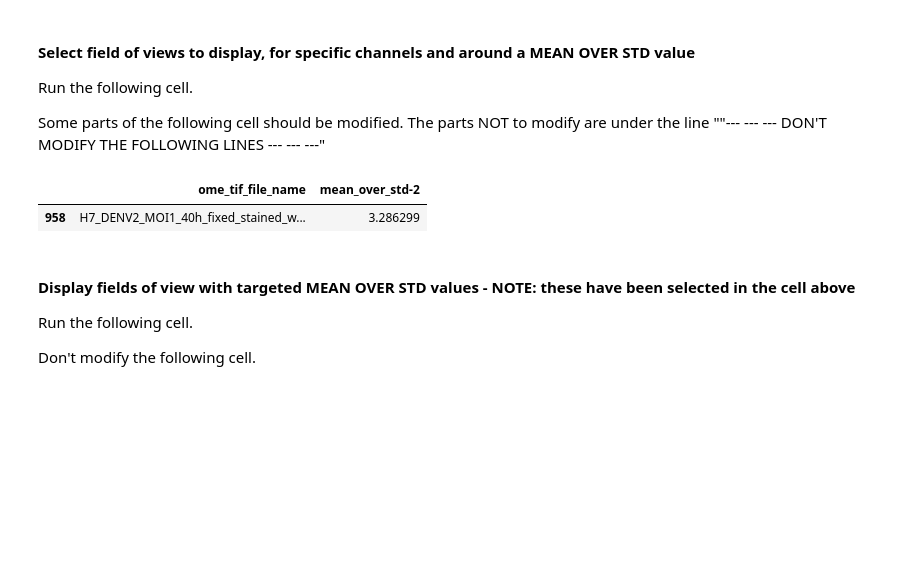
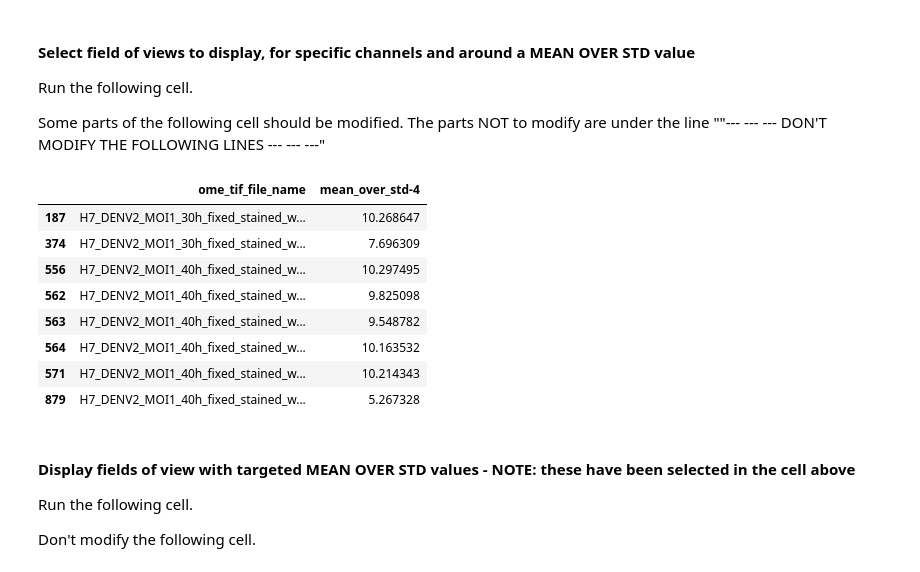
Before and after one commit to IDIP-Platform/ACID, a Jupyter notebook: part3_control_image_quality.ipynb, the cells around one changed output. Cells and saved outputs as stored; diff of their text form; code cells hidden in the pictures; blank space fills up the shorter version.

Commit message:
run part3 notebook on train set

```diff
--- a/part3_control_image_quality.ipynb
+++ b/part3_control_image_quality.ipynb
@@ -40,16 +40,22 @@ Some parts of the following cell should be modified. The parts NOT to modify are
 # %%
 # indicate the path to the directory storing the metadata file - NOTE: this is expected to be the metadata_df saved
 # from part1 notebook
-# metadata_directory = r"Z:\AlessandroUlivi_Data\projects\ACID\data\proc\proc_metadata"
-metadata_directory = r"C:\Users\aless\OneDrive\Desktop\Ale\lab\CIID_IDIP\projects\ACID\data\proc\proc_metadata"
+metadata_directory = r"Z:\AlessandroUlivi_Data\projects\ACID\data\proc\proc_metadata"
+# metadata_directory = r"C:\Users\aless\OneDrive\Desktop\Ale\lab\CIID_IDIP\projects\ACID\data\proc\proc_metadata"
 
 # indicate the path to the directory storing the fields of view
 fov_directory = r"Z:\AlessandroUlivi_Data\projects\ACID\data\proc\fov"
-fov_directory = r"C:\Users\aless\OneDrive\Desktop\Ale\lab\CIID_IDIP\projects\ACID\data\proc\fov"
+# fov_directory = r"C:\Users\aless\OneDrive\Desktop\Ale\lab\CIID_IDIP\projects\ACID\data\proc\fov"
 
 ## # indicate the path to the directory where outputs will be saved
-## output_directory = r"Z:\AlessandroUlivi_Data\projects\ACID\develop\260109_QCs"
-output_directory = r"C:\Users\aless\OneDrive\Desktop\Ale\lab\CIID_IDIP\projects\ACID\develop\260108_QCs"
+# the following options are possible:
+# 1) write the full path to the directory where outputs will be saved
+# 2) write "default" or any other version with a uppercase letter (e.g. "Default")
+# 3) leave an empty string: ""
+# 4) write None (NOTE that this is not a string, there are no "", aka it is not "None")
+# Options 2,3 and 4 will lead to the same behavior: the outputs will be saved in the same directory as the metadata file.
+output_directory = "Z:\AlessandroUlivi_Data\projects\ACID\data\proc\proc_metadata"
+# output_directory = r"C:\Users\aless\OneDrive\Desktop\Ale\lab\CIID_IDIP\projects\ACID\develop\260108_QCs"
 
 
 # name of the metadata file - NOTE: this is expected to be the metadata_df saved
@@ -64,14 +70,15 @@ output_directory = r"C:\Users\aless\OneDrive\Desktop\Ale\lab\CIID_IDIP\projects\
 # date saved in the name (change below parameter metadata_from_file_name to True -
 # see utils.get_defaults.default_file_name documentation).
 # metadata_file_name = "default"
-metadata_file_name = "20251205_ACID_metadata_part_2.csv"
+metadata_file_name = "default"
+
+# indicate whether to save the graphs generated in this notebook
+save_graphs = True
 
 # graph saving directory - this is the directory where the graphs generated in this notebook will be saved
 # graph_saving_directory = r"Z:\AlessandroUlivi_Data\projects\ACID\develop\260109_QCs\graphs"
-graph_saving_directory = r"C:\Users\aless\OneDrive\Desktop\Ale\lab\CIID_IDIP\projects\ACID\develop\260108_QCs"
+graph_saving_directory = r"Z:\AlessandroUlivi_Data\projects\ACID\develop\260318_QCs\train"
 
-# indicate whether to save the graphs generated in this notebook
-save_graphs = True
 
 
 # ""--- --- --- DON'T MODIFY THE FOLLOWING LINES --- --- ---"
@@ -941,23 +970,30 @@ Run the following cell.
 Some parts of the following cell should be modified. The parts NOT to modify are under the line ""--- --- --- DON'T MODIFY THE FOLLOWING LINES --- --- ---"
 # %%
 qc_to_display = "mean_over_std" # string, how it is reported in the graph
-channel_to_display = 2 # int, how it is reported in the graph
+channel_to_display = 4 # int, how it is reported in the graph
 value_to_display = 5 # int or float
-one_sided_range = 2 # int or float
+one_sided_range = 5.5 # int or float
 
 
 # ""--- --- --- DON'T MODIFY THE FOLLOWING LINES --- --- ---"
 # select columns
 df_to_display = metadata_df[(metadata_df[f"{qc_to_display}{ch_measurement_separator}{channel_to_display}"]>value_to_display-abs(one_sided_range))
                             &
                             (metadata_df[f"{qc_to_display}{ch_measurement_separator}{channel_to_display}"]<value_to_display+abs(one_sided_range))][[fov_column_name, f"{qc_to_display}{ch_measurement_separator}{channel_to_display}"]]
 
 
 
 df_to_display
 # %% [output]
-|  | ome_tif_file_name | mean_over_std-2 |
-| 958 | H7_DENV2_MOI1_40h_fixed_stained_w... | 3.286299 |
+|  | ome_tif_file_name | mean_over_std-4 |
+| 187 | H7_DENV2_MOI1_30h_fixed_stained_w... | 10.268647 |
+| 374 | H7_DENV2_MOI1_30h_fixed_stained_w... | 7.696309 |
+| 556 | H7_DENV2_MOI1_40h_fixed_stained_w... | 10.297495 |
+| 562 | H7_DENV2_MOI1_40h_fixed_stained_w... | 9.825098 |
+| 563 | H7_DENV2_MOI1_40h_fixed_stained_w... | 9.548782 |
+| 564 | H7_DENV2_MOI1_40h_fixed_stained_w... | 10.163532 |
+| 571 | H7_DENV2_MOI1_40h_fixed_stained_w... | 10.214343 |
+| 879 | H7_DENV2_MOI1_40h_fixed_stained_w... | 5.267328 |
 # %% [markdown]
 #### Display fields of view with targeted MEAN OVER STD values - NOTE: these have been selected in the cell above
 
```
Also changed, not shown: parts of 21 cells of this notebook, 1 other file.
